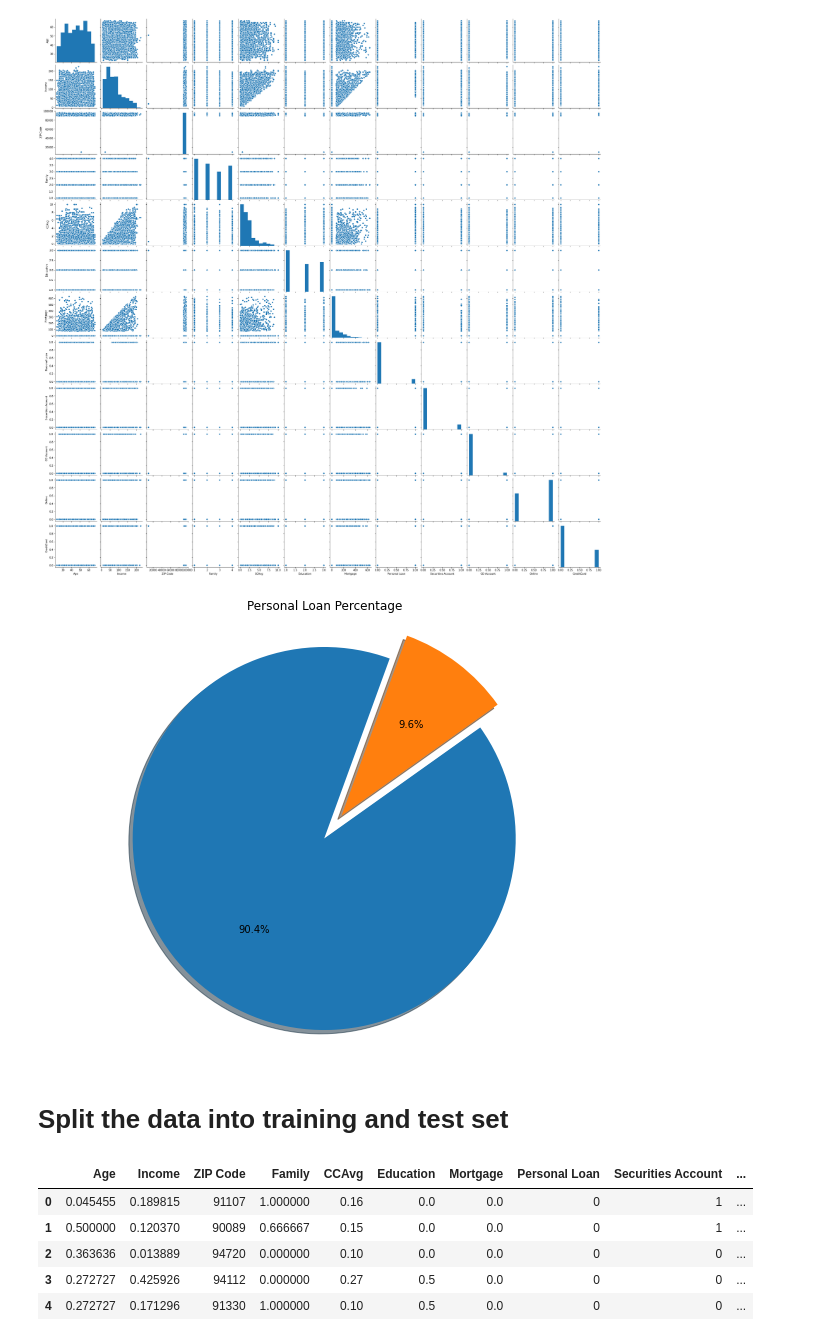
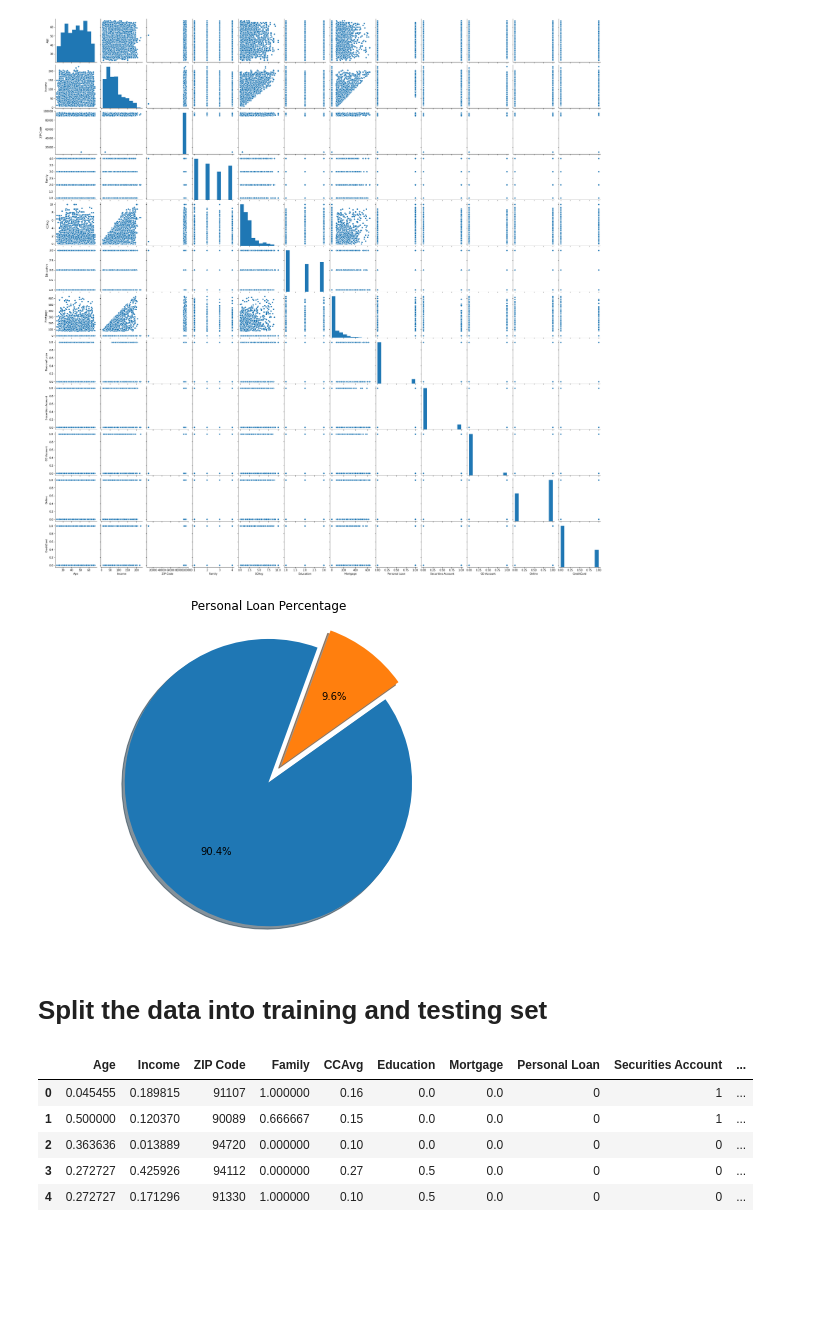
Before and after one commit to komal710/dataset-project, a Jupyter notebook: intershipproject.ipynb, the cells around one changed output. Saved outputs shown, nothing was run; the diff lists cells and outputs as text; code cells hidden in the pictures; blank space fills up the shorter version.

```diff
--- a/intershipproject.ipynb
+++ b/intershipproject.ipynb
@@ -354,16 +356,16 @@ sns.pairplot(dt)
 # %%
 DF=pd.DataFrame(dt['Personal Loan'].value_counts()).reset_index()
 DF.columns=['Labels','Personal Loan']
-fig1,ax1=plt.subplots(figsize=(10,8))
+fig1,ax1=plt.subplots(figsize=(8,6))
 explode=(0,0.15)
 ax1.pie(DF['Personal Loan'],explode=explode,autopct='%1.1f%%',shadow=True,startangle=70)
 ax1.axis('equal')
 plt.title('Personal Loan Percentage')
 plt.show()
 # %% [output]
-[figure, old version]
+[figure, new version]
 # %% [markdown]
-# Split the data into training and test set
+# Split the data into training and testing set
 # %%
 x=dt[['Age', 'Income', 'CCAvg', 'Education' ,'Mortgage' ,'Securities Account']]
 y=dt['Personal Loan'].values
```
Also changed, not shown: parts of 26 cells of this notebook.
